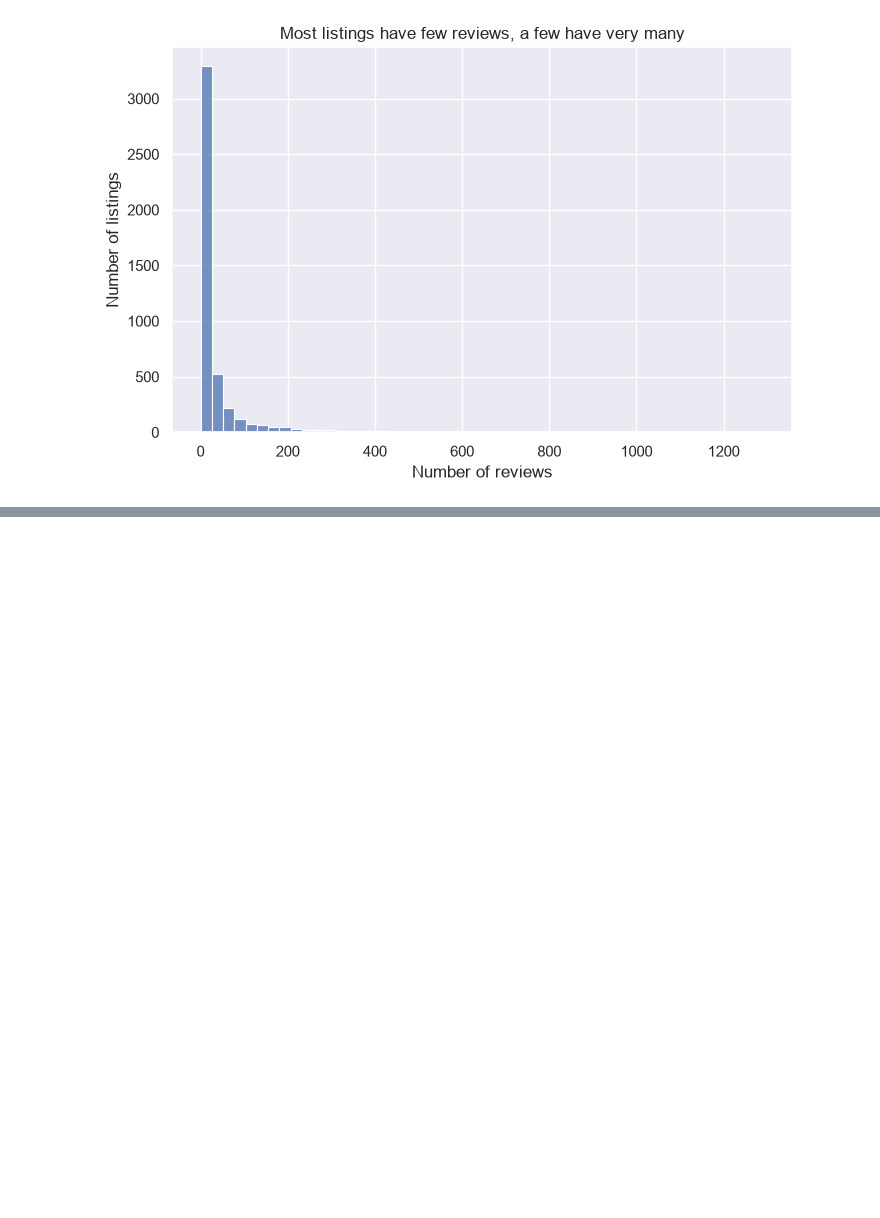
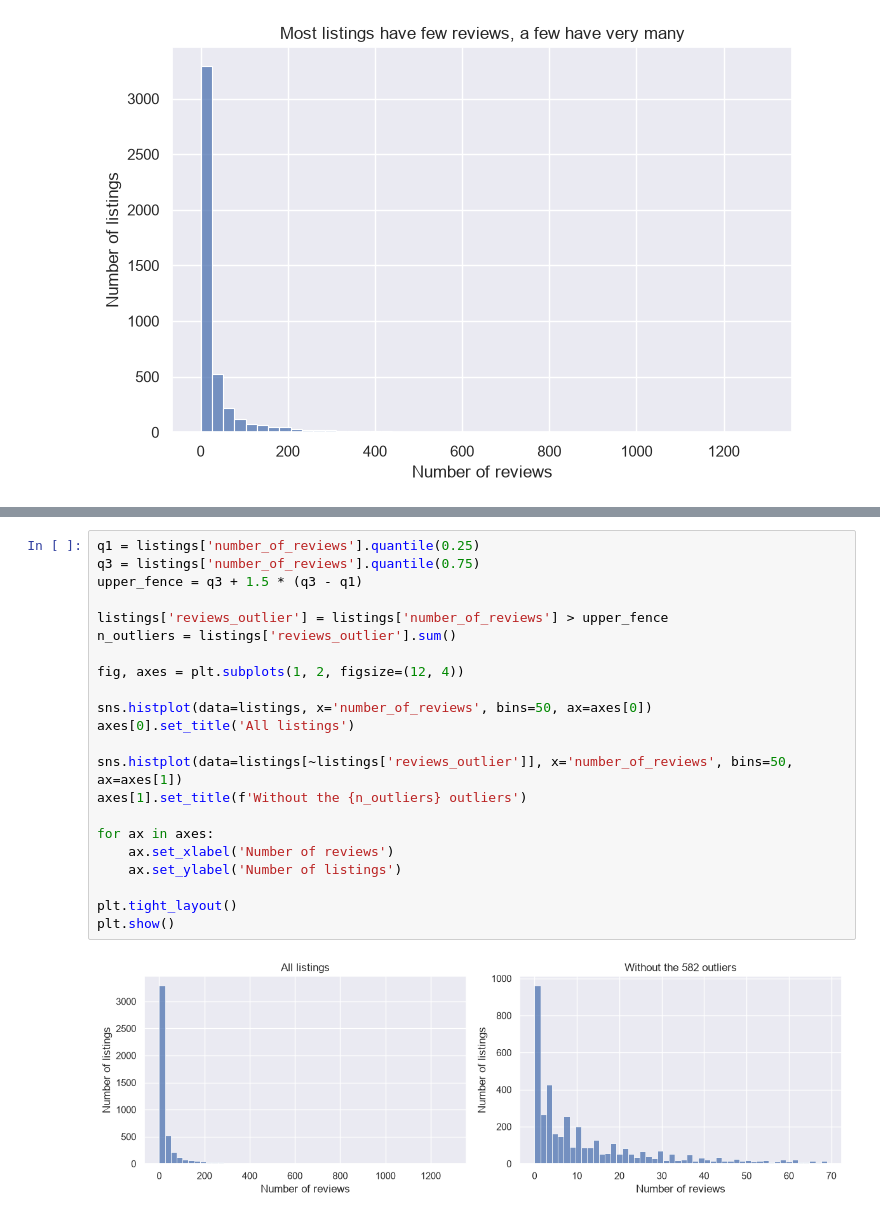
Before and after one commit to sven-0414/py-ai-lab, a Jupyter notebook: data_analysis/lab7.ipynb, the cells around one changed output, grey strips where cells are left out. Cells and saved outputs as stored; diff of their text form; blank space fills up the shorter version.

```diff
--- a/data_analysis/lab7.ipynb
+++ b/data_analysis/lab7.ipynb
@@ -52,0 +63,24 @@ sns.histplot(data=listings, x='number_of_reviews', bins=50, ax=ax)
+# %%
+q1 = listings['number_of_reviews'].quantile(0.25)
+q3 = listings['number_of_reviews'].quantile(0.75)
+upper_fence = q3 + 1.5 * (q3 - q1)
+
+listings['reviews_outlier'] = listings['number_of_reviews'] > upper_fence
+n_outliers = listings['reviews_outlier'].sum()
+
+fig, axes = plt.subplots(1, 2, figsize=(12, 4))
+
+sns.histplot(data=listings, x='number_of_reviews', bins=50, ax=axes[0])
+axes[0].set_title('All listings')
+
+sns.histplot(data=listings[~listings['reviews_outlier']], x='number_of_reviews', bins=50, ax=axes[1])
+axes[1].set_title(f'Without the {n_outliers} outliers')
+
+for ax in axes:
+    ax.set_xlabel('Number of reviews')
+    ax.set_ylabel('Number of listings')
+
+plt.tight_layout()
+plt.show()
+# %% [output]
+[figure, added]
```
Also changed, not shown: parts of 2 cells of this notebook.
